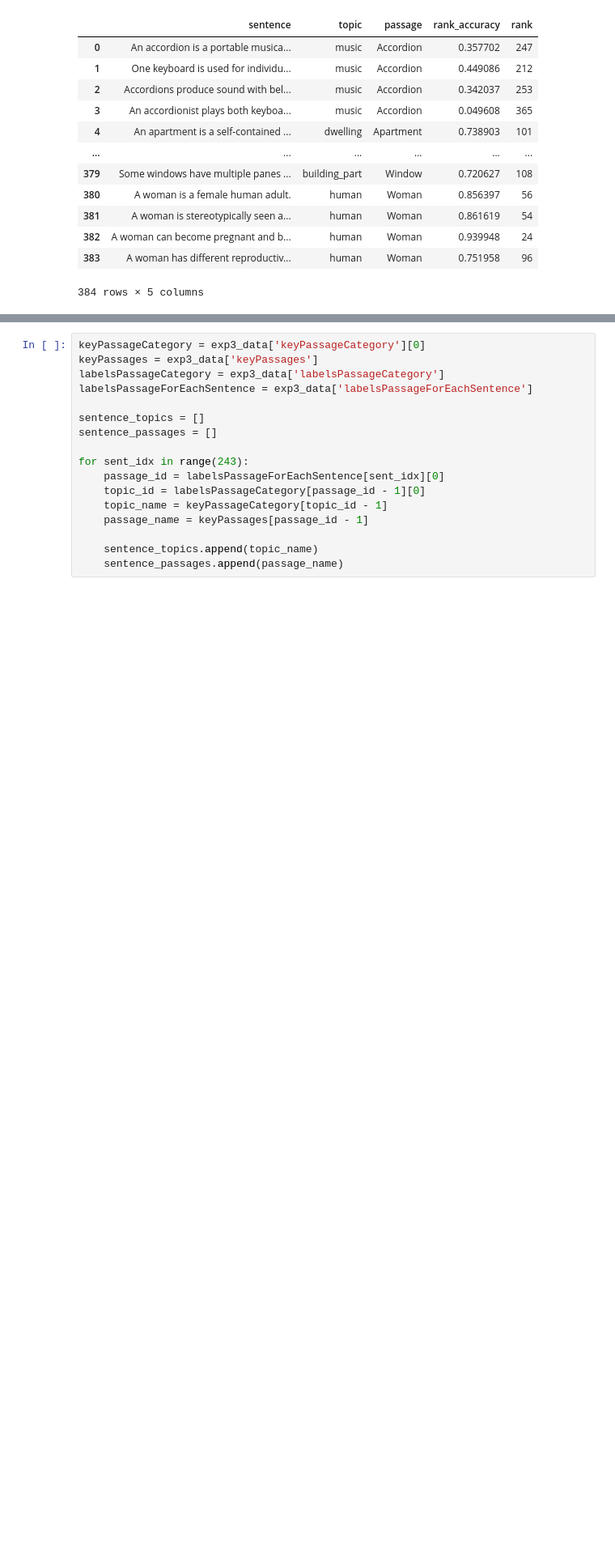
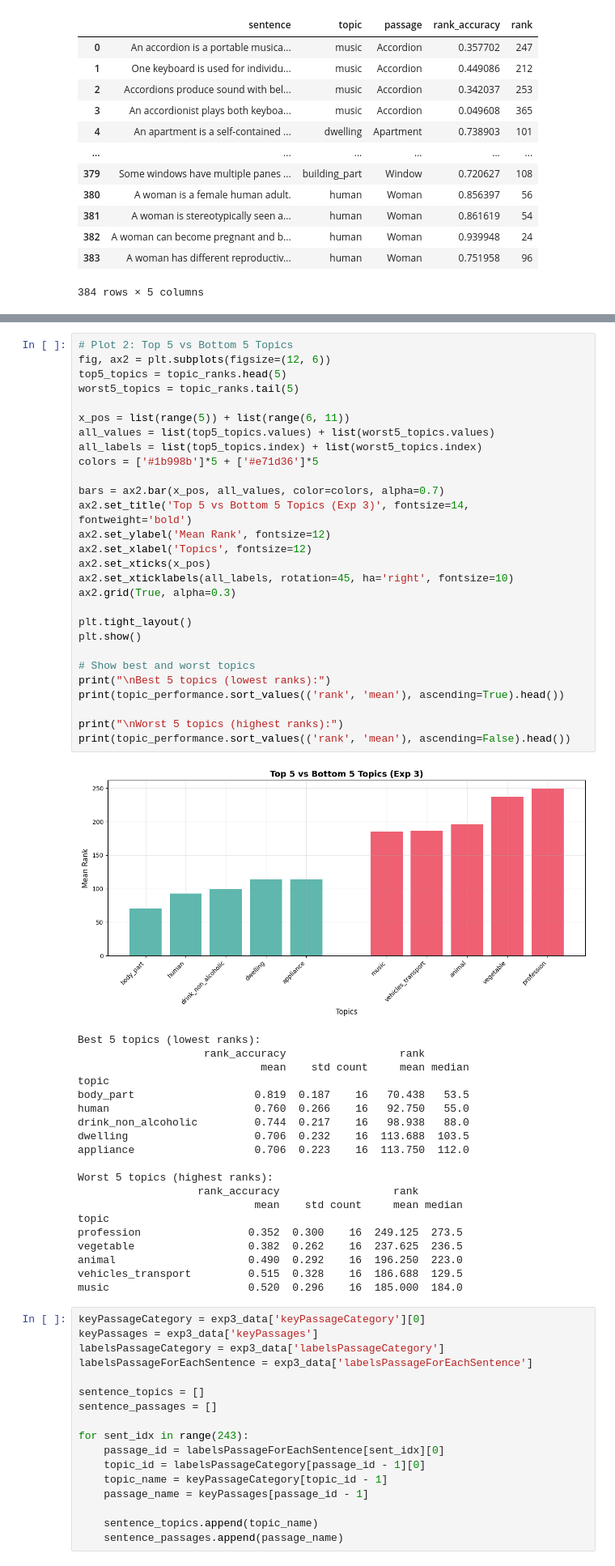
Before and after one commit to mlk500/word-embeddings-and-the-brain, a Jupyter notebook: project.ipynb, the cells around one changed output, grey strips where cells are left out. Shown at 81% size. Drawn from its saved outputs; the diff is of its cells as text; blank space fills up the shorter version.

```diff
--- a/project.ipynb
+++ b/project.ipynb
@@ -398,3 +353,52 @@ abstract_concepts: 0.514
+# %%
+# Plot 2: Top 5 vs Bottom 5 Topics
+fig, ax2 = plt.subplots(figsize=(12, 6))
+top5_topics = topic_ranks.head(5)
+worst5_topics = topic_ranks.tail(5)
+
+x_pos = list(range(5)) + list(range(6, 11))
+all_values = list(top5_topics.values) + list(worst5_topics.values)
+all_labels = list(top5_topics.index) + list(worst5_topics.index)
+colors = ['#1b998b']*5 + ['#e71d36']*5
+
+bars = ax2.bar(x_pos, all_values, color=colors, alpha=0.7)
+ax2.set_title('Top 5 vs Bottom 5 Topics (Exp 3)', fontsize=14, fontweight='bold')
+ax2.set_ylabel('Mean Rank', fontsize=12)
+ax2.set_xlabel('Topics', fontsize=12)
+ax2.set_xticks(x_pos)
+ax2.set_xticklabels(all_labels, rotation=45, ha='right', fontsize=10)
+ax2.grid(True, alpha=0.3)
+
+plt.tight_layout()
+plt.show()
+
+# Show best and worst topics
+print("\nBest 5 topics (lowest ranks):")
+print(topic_performance.sort_values(('rank', 'mean'), ascending=True).head())
+
+print("\nWorst 5 topics (highest ranks):")
+print(topic_performance.sort_values(('rank', 'mean'), ascending=False).head())
+# %% [output]
+[figure, added]
+Best 5 topics (lowest ranks):
+                    rank_accuracy                  rank
+                             mean    std count     mean median
+topic
+body_part                   0.819  0.187    16   70.438   53.5
+human                       0.760  0.266    16   92.750   55.0
+drink_non_alcoholic         0.744  0.217    16   98.938   88.0
+dwelling                    0.706  0.232    16  113.688  103.5
+appliance                   0.706  0.223    16  113.750  112.0
+
+Worst 5 topics (highest ranks):
+                   rank_accuracy                  rank
+                            mean    std count     mean median
+topic
+profession                 0.352  0.300    16  249.125  273.5
+vegetable                  0.382  0.262    16  237.625  236.5
+animal                     0.490  0.292    16  196.250  223.0
+vehicles_transport         0.515  0.328    16  186.688  129.5
+music                      0.520  0.296    16  185.000  184.0
 # %%
 keyPassageCategory = exp3_data['keyPassageCategory'][0]
 keyPassages = exp3_data['keyPassages']
```
Also changed, not shown: parts of 66 cells of this notebook, 5 other files.
